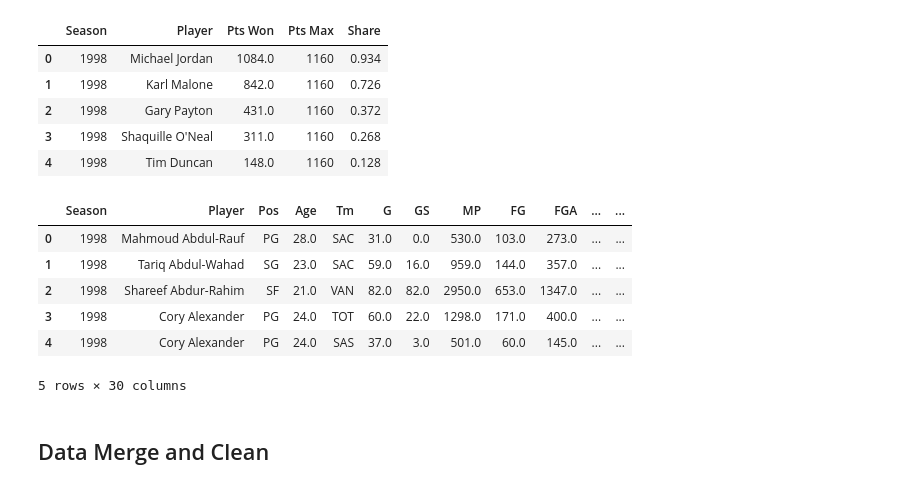
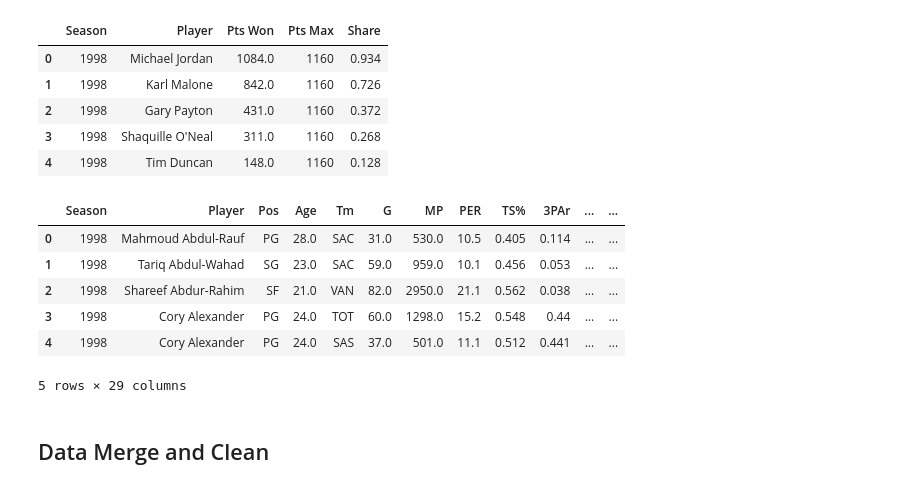
Before and after one commit to claykindiger/DSCI303FinalProject, a Jupyter notebook: Exercise4ForProject.ipynb, the cells around one changed output. Drawn from its saved outputs; the diff is of its cells as text; code cells hidden in the pictures.

Commit message:
fixed advanced stats

```diff
--- a/Exercise4ForProject.ipynb
+++ b/Exercise4ForProject.ipynb
@@ -24,24 +24,24 @@ from mlxtend.plotting import plot_sequential_feature_selection as plot_sfs
 ### Scraping Data from Basketball Reference
 # %%
 def single_player(season,stats = 'regular'):
-    if 'regular':
-        url = f'https://www.basketball-reference.com/leagues/NBA_{season}_totals.html'
-    else:
-        url = f'https://www.basketball-reference.com/leagues/NBA_{season}_advanced.html'
+    url = f'https://www.basketball-reference.com/leagues/NBA_{season}_advanced.html#advanced_stats'
     table_html = BeautifulSoup(urlopen(url), 'html.parser').findAll('table')
     df = pd.read_html(str(table_html))[0]
+
     df = df.drop('Rk', 1) # drop Rk columns
+
     df.Player = df.Player.str.replace('*','') # remove asterisk on player's name
     df.insert(0,'Season',season) # insert season column
     df = df.apply(pd.to_numeric, errors='coerce').fillna(df)
     return df
 
-def multiple_player(start_year,end_year,stats = 'regular'):
+def multiple_player(start_year,end_year,stats):
+    sts = stats
     df = single_player(start_year)
     while start_year < end_year:
         time.sleep(4)
         start_year = start_year + 1
-        df = df.append(single_player(start_year,stats))
+        df = df.append(single_player(start_year,stats = sts))
     return df
 
 
@@ -157,16 +157,16 @@ df.head()
 # %%
 df.to_csv('dpoy_voting_shares.csv',index=False)
 # %%
-player_df = multiple_player(1998,2022,'advanced')
+player_df = multiple_player(1998,2022,stats = 'advanced')
 player_df.head()
 # %% [output]
-|  | Season | Player | Pos | Age | Tm | G | GS | MP | FG | FGA | ... | ... |
-| 0 | 1998 | Mahmoud Abdul-Rauf | PG | 28.0 | SAC | 31.0 | 0.0 | 530.0 | 103.0 | 273.0 | ... | ... |
-| 1 | 1998 | Tariq Abdul-Wahad | SG | 23.0 | SAC | 59.0 | 16.0 | 959.0 | 144.0 | 357.0 | ... | ... |
-| 2 | 1998 | Shareef Abdur-Rahim | SF | 21.0 | VAN | 82.0 | 82.0 | 2950.0 | 653.0 | 1347.0 | ... | ... |
-| 3 | 1998 | Cory Alexander | PG | 24.0 | TOT | 60.0 | 22.0 | 1298.0 | 171.0 | 400.0 | ... | ... |
-| 4 | 1998 | Cory Alexander | PG | 24.0 | SAS | 37.0 | 3.0 | 501.0 | 60.0 | 145.0 | ... | ... |
+|  | Season | Player | Pos | Age | Tm | G | MP | PER | TS% | 3PAr | ... | ... |
+| 0 | 1998 | Mahmoud Abdul-Rauf | PG | 28.0 | SAC | 31.0 | 530.0 | 10.5 | 0.405 | 0.114 | ... | ... |
+| 1 | 1998 | Tariq Abdul-Wahad | SG | 23.0 | SAC | 59.0 | 959.0 | 10.1 | 0.456 | 0.053 | ... | ... |
+| 2 | 1998 | Shareef Abdur-Rahim | SF | 21.0 | VAN | 82.0 | 2950.0 | 21.1 | 0.562 | 0.038 | ... | ... |
+| 3 | 1998 | Cory Alexander | PG | 24.0 | TOT | 60.0 | 1298.0 | 15.2 | 0.548 | 0.44 | ... | ... |
+| 4 | 1998 | Cory Alexander | PG | 24.0 | SAS | 37.0 | 501.0 | 11.1 | 0.512 | 0.441 | ... | ... |
-5 rows × 30 columns
+5 rows × 29 columns
 # %%
 !pwd
 # %%
```
Also changed, not shown: parts of 1 cell of this notebook, 1 other file.
